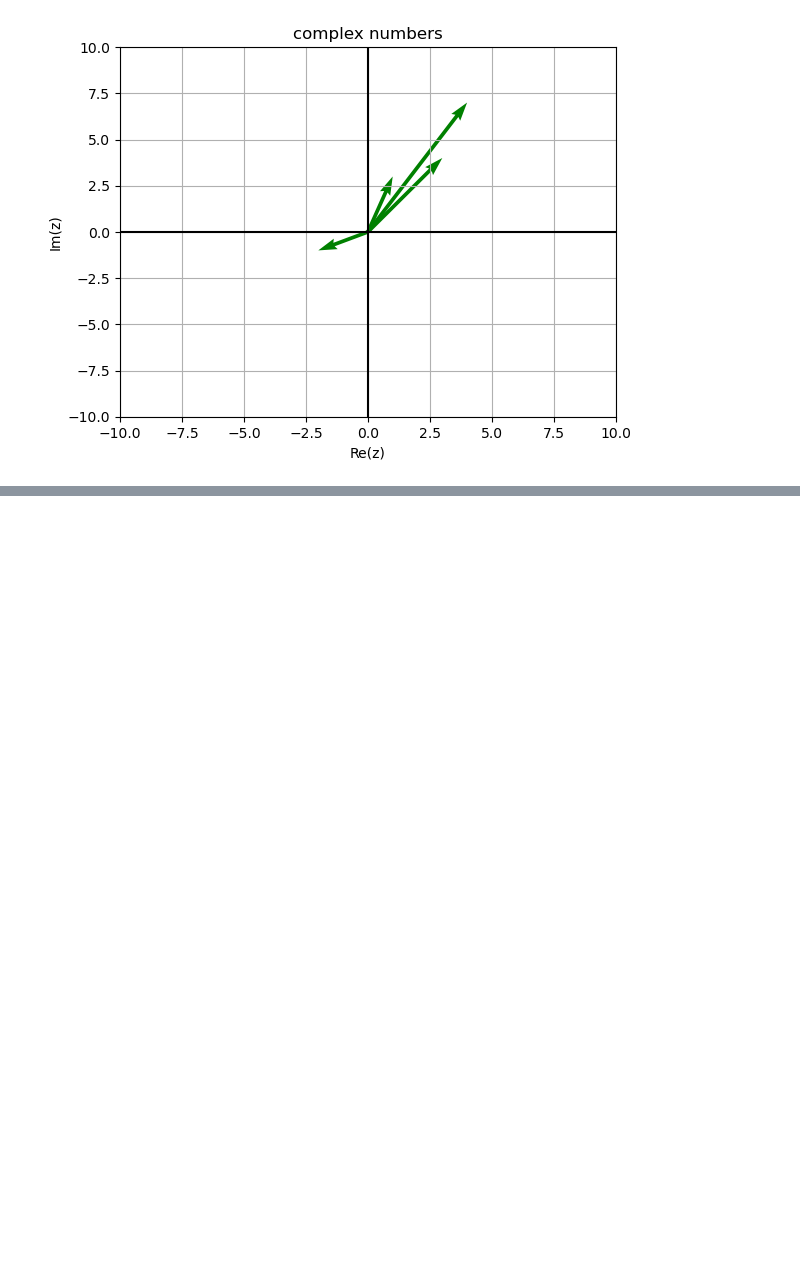
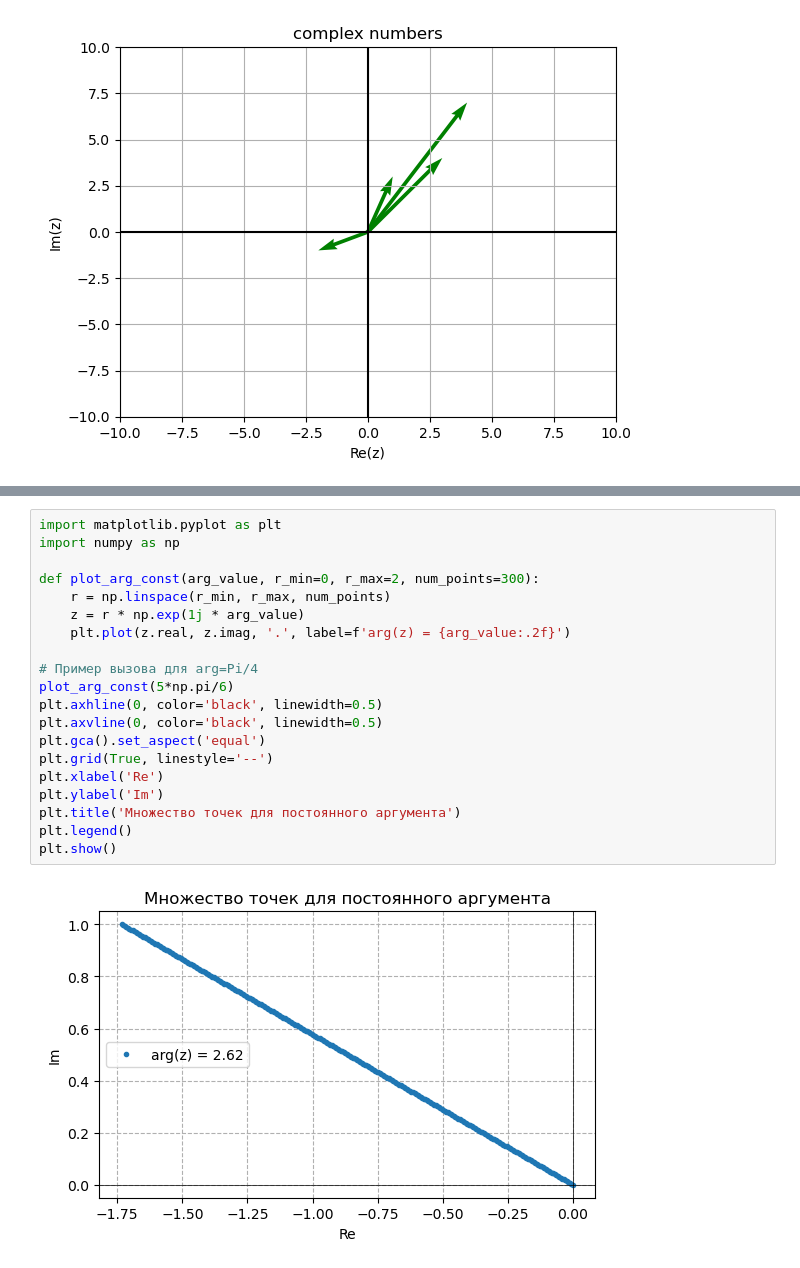
Before and after one commit to Jafar-cpu/git_test, a Jupyter notebook: Labs/lab_5.ipynb, the cells around one changed output, grey strips where cells are left out. Saved outputs shown, nothing was run; the diff lists cells and outputs as text; blank space fills up the shorter version.

```diff
--- a/Labs/lab_5.ipynb
+++ b/Labs/lab_5.ipynb
@@ -152,0 +109,22 @@ plt.show()
+# %%
+import matplotlib.pyplot as plt
+import numpy as np
+
+def plot_arg_const(arg_value, r_min=0, r_max=2, num_points=300):
+    r = np.linspace(r_min, r_max, num_points)
+    z = r * np.exp(1j * arg_value)
+    plt.plot(z.real, z.imag, '.', label=f'arg(z) = {arg_value:.2f}')
+
+# Пример вызова для arg=Pi/4
+plot_arg_const(5*np.pi/6)
+plt.axhline(0, color='black', linewidth=0.5)
+plt.axvline(0, color='black', linewidth=0.5)
+plt.gca().set_aspect('equal')
+plt.grid(True, linestyle='--')
+plt.xlabel('Re')
+plt.ylabel('Im')
+plt.title('Множество точек для постоянного аргумента')
+plt.legend()
+plt.show()
+# %% [output]
+[figure, added]
```
Also changed, not shown: parts of 2 cells of this notebook, 1 other file.
